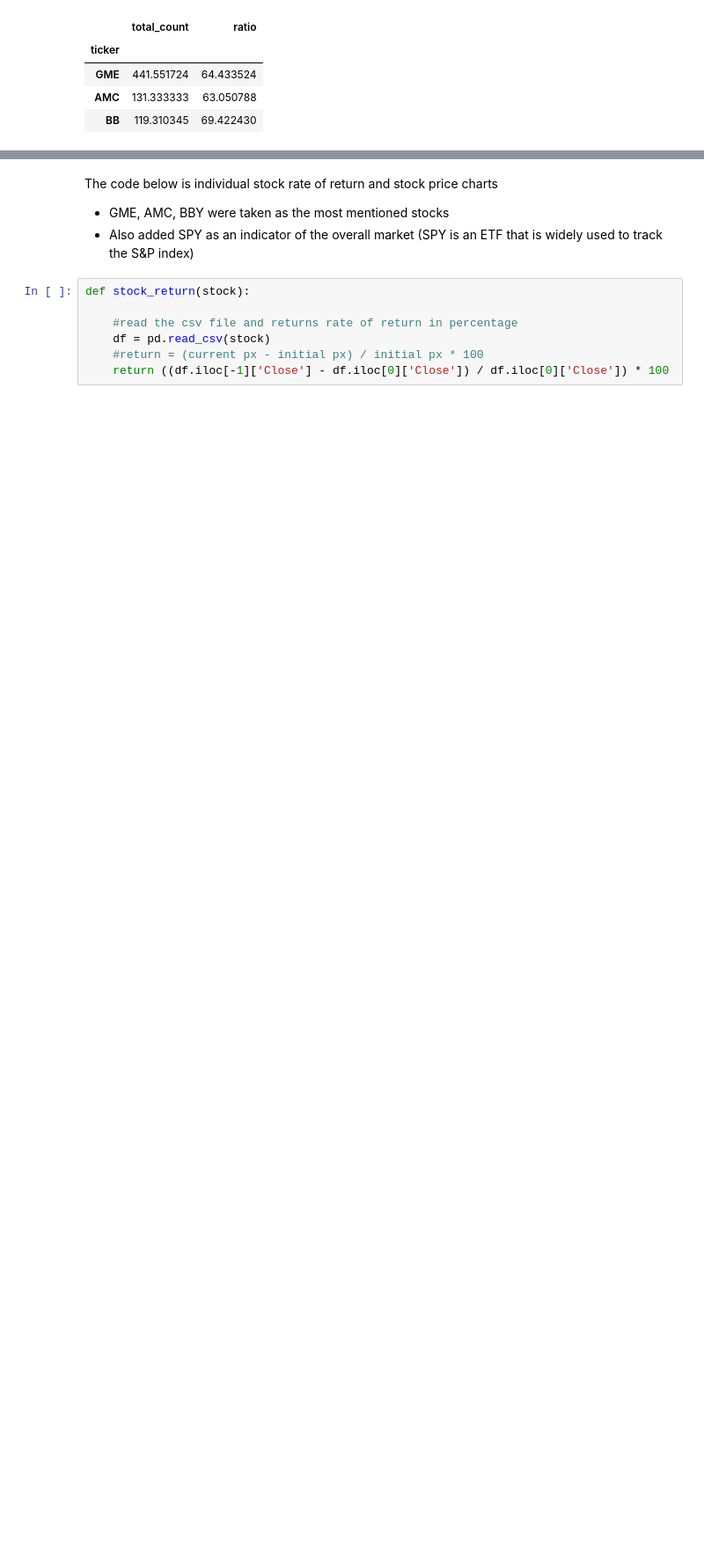
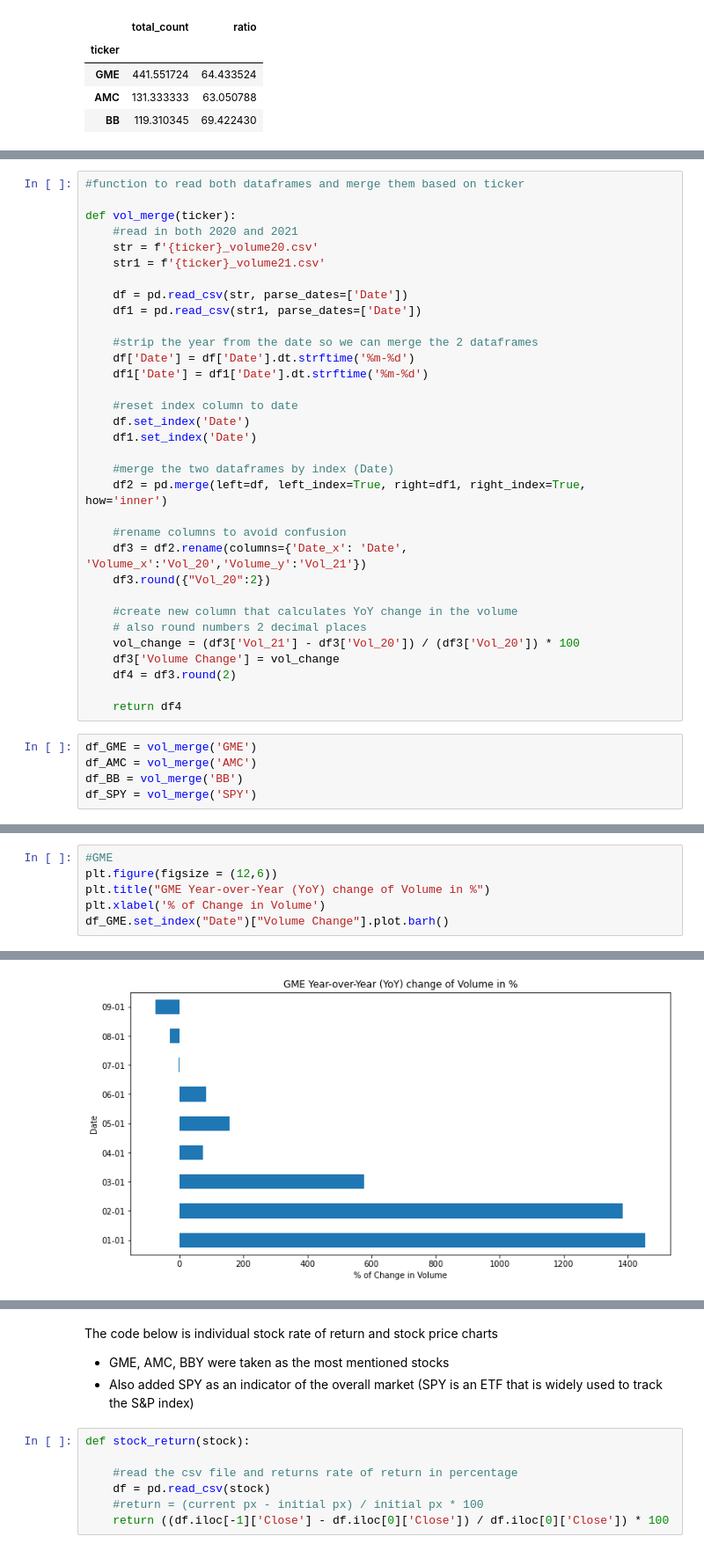
Before and after one commit to djhang99/Web-Scraping-Project-1-, a Jupyter notebook: WSB Analysis.ipynb, the cells around one changed output, grey strips where cells are left out. Shown: that part at 88% size. Saved outputs shown, nothing was run; the diff lists cells and outputs as text; blank space fills up the shorter version.

Commit message:
almost finished, revamped some code and added a couple more charts and got more data

```diff
--- a/WSB Analysis.ipynb
+++ b/WSB Analysis.ipynb
@@ -211,0 +179,38 @@ volume_return("BB.csv")
+# %%
+#function to read both dataframes and merge them based on ticker
+
+def vol_merge(ticker):
+    #read in both 2020 and 2021
+    str = f'{ticker}_volume20.csv'
+    str1 = f'{ticker}_volume21.csv'
+
+    df = pd.read_csv(str, parse_dates=['Date'])
+    df1 = pd.read_csv(str1, parse_dates=['Date'])
+
+    #strip the year from the date so we can merge the 2 dataframes
+    df['Date'] = df['Date'].dt.strftime('%m-%d')
+    df1['Date'] = df1['Date'].dt.strftime('%m-%d')
+
+    #reset index column to date
+    df.set_index('Date')
+    df1.set_index('Date')
+
+    #merge the two dataframes by index (Date)
+    df2 = pd.merge(left=df, left_index=True, right=df1, right_index=True, how='inner')
+
+    #rename columns to avoid confusion
+    df3 = df2.rename(columns={'Date_x': 'Date', 'Volume_x':'Vol_20','Volume_y':'Vol_21'})
+    df3.round({"Vol_20":2})
+
+    #create new column that calculates YoY change in the volume
+    # also round numbers 2 decimal places
+    vol_change = (df3['Vol_21'] - df3['Vol_20']) / (df3['Vol_20']) * 100
+    df3['Volume Change'] = vol_change
+    df4 = df3.round(2)
+
+    return df4
+# %%
+df_GME = vol_merge('GME')
+df_AMC = vol_merge('AMC')
+df_BB = vol_merge('BB')
+df_SPY = vol_merge('SPY')
@@ -211,0 +230,7 @@ volume_return("BB.csv")
+# %%
+#GME
+plt.figure(figsize = (12,6))
+plt.title("GME Year-over-Year (YoY) change of Volume in %")
+plt.xlabel('% of Change in Volume')
+df_GME.set_index("Date")["Volume Change"].plot.barh()
+# %% [output]
@@ -211,0 +238 @@ volume_return("BB.csv")
+[figure, added]
```
Also changed, not shown: parts of 26 cells of this notebook, 4 other files.
